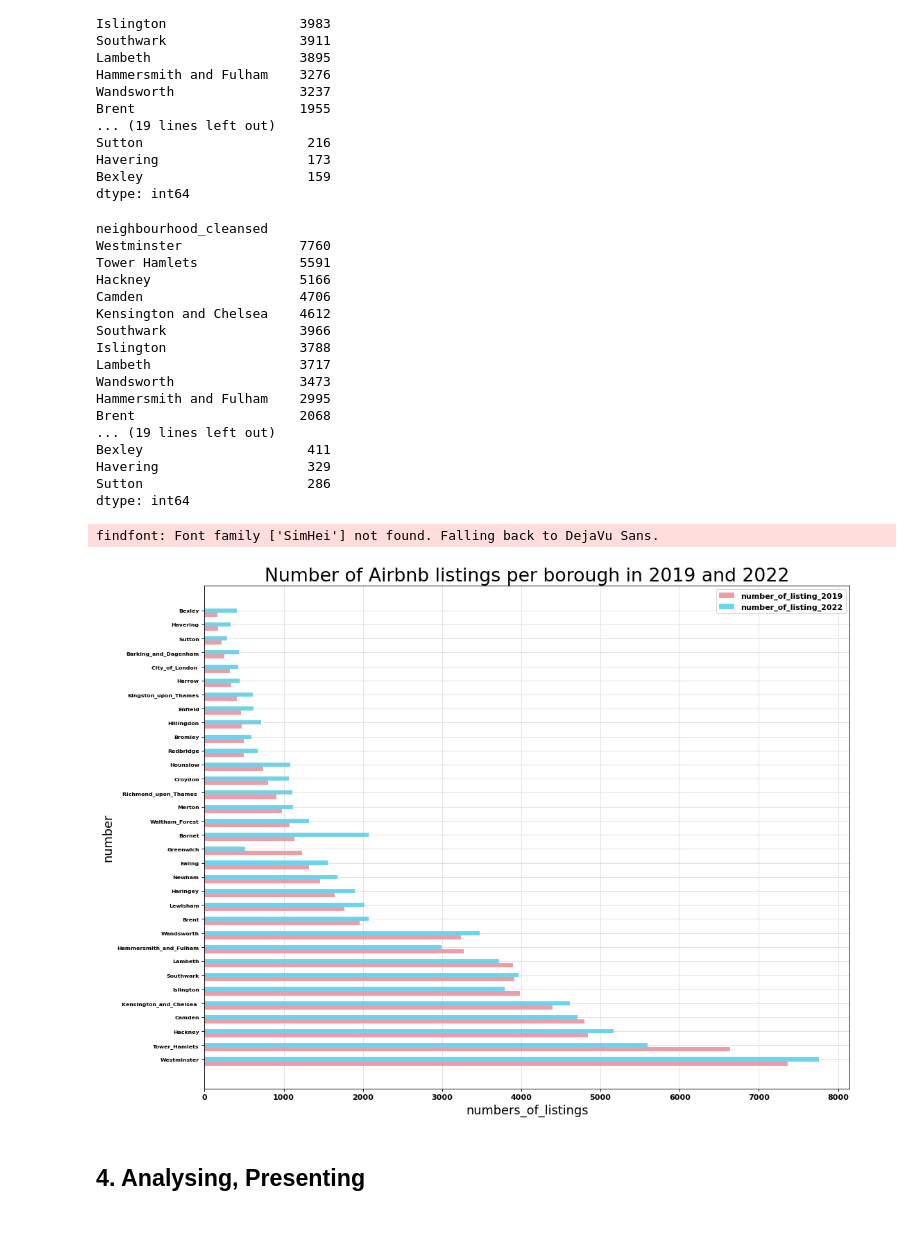
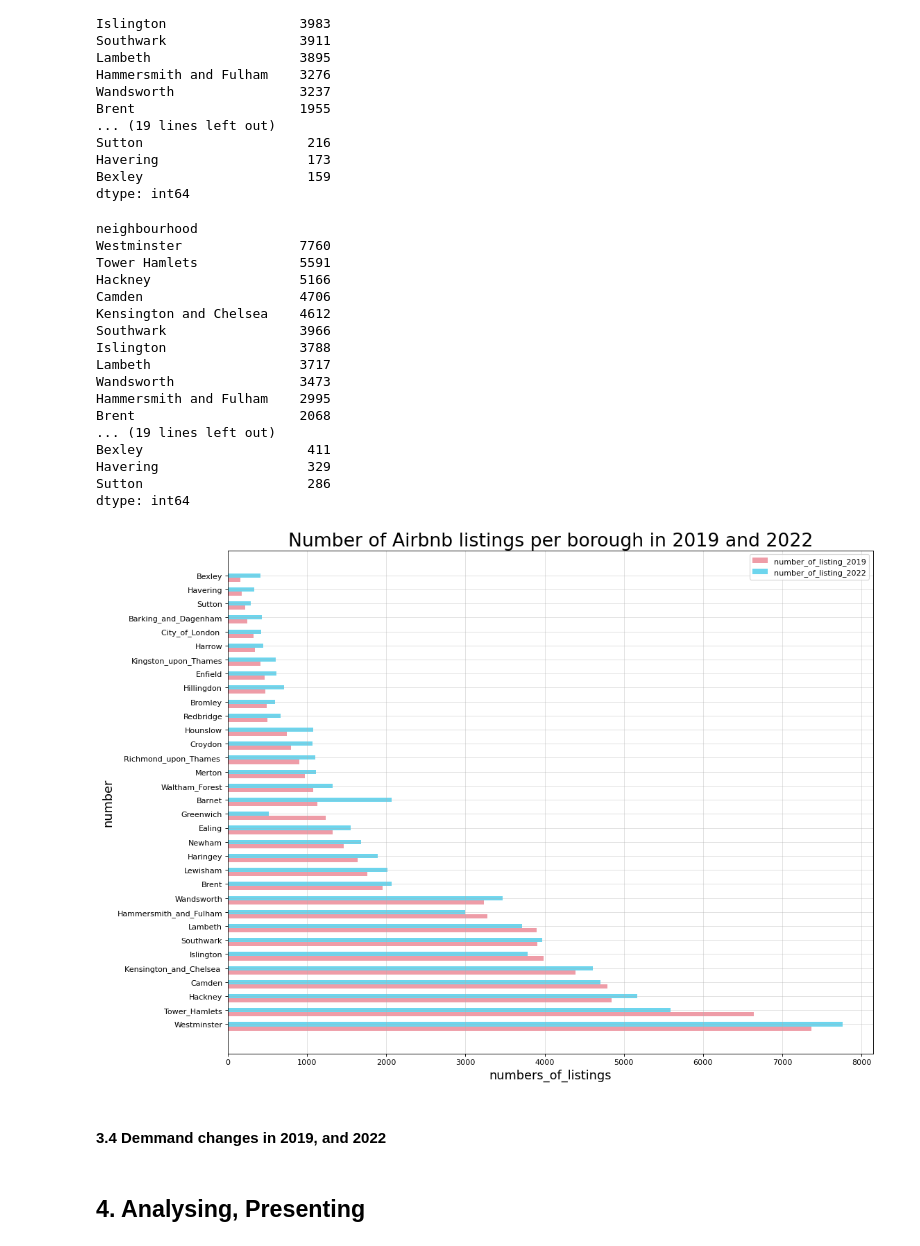
Before and after one commit to Eriswang/fsds_013, a Jupyter notebook: part1_2_0117.ipynb, the cells around one changed output. Saved outputs shown, nothing was run; the diff lists cells and outputs as text; code cells hidden in the pictures.

Commit message:
cleaned some old cells and column names

```diff
--- a/part1_2_0117.ipynb
+++ b/part1_2_0117.ipynb
@@ -771,11 +745,10 @@ Bexley                     159
 dtype: int64
 # %%
 import pandas as pd
-number_of_listings_22= supply_22.value_counts(supply_22['neighbourhood_cleansed'])
-#number_of_listings_22.columns = ['neighbourhood_cleansed','neighbourhood']
+number_of_listings_22= supply_22.value_counts(supply_22['neighbourhood'])
 number_of_listings_22
 # %% [output]
-neighbourhood_cleansed
+neighbourhood
 Westminster               7760
 Tower Hamlets             5591
 Hackney                   5166
@@ -798,44 +771,45 @@ from matplotlib import font_manager
 
 
 
-#设置图形大小
+#set figure size
 plt.figure(figsize=(15,12),dpi = 80)
 
-#数据
+#set dataframes
 a = ["Westminster","Tower_Hamlets","Hackney","Camden","Kensington_and_Chelsea ","Islington","Southwark"
     ,"Lambeth","Hammersmith_and_Fulham","Wandsworth","Brent","Lewisham","Haringey","Newham","Ealing"
     ,"Greenwich","Barnet","Waltham_Forest","Merton","Richmond_upon_Thames ","Croydon","Hounslow","Redbridge"
     ,"Bromley","Hillingdon","Enfield","Kingston_upon_Thames","Harrow","City_of_London ","Barking_and_Dagenham","Sutton",
      "Havering","Bexley"]
 b_1 = [7368,6641,4842,4795,4390,3983,3911,3895,3276,3237,1955,1762,1642,1460,1321,1232,1132,1074,973,904,800,744,499,495,470,464,412,340,324,249,216,173,159]
 b_2 = [7760,5591,5166,4706,4612,3788,3966,3717,2995,3473,2068,2016,1897,1681,1553,514,2068,1322,1113,1108,1066,1078,669,593,714,617,609,444,424,433,286,329,411]
 
 height = 0.3
 a1 = list(range(len(a)))
-a2 = [i+height for i in a1]#坐标轴偏移
+a2 = [i+height for i in a1]# Axis Offset
 #a3 = [i+height*2 for i in a1]
 
-#绘图
+#plot to check
 plt.barh(range(len(a)),b_1,height= height,label = "number_of_listing_2019",color = "#ee9ca7")
 plt.barh(a2,b_2,height= height,label = "number_of_listing_2022",color = "#6dd5ed")
 
 
-#绘制网格
+#plot grids
 plt.grid(alpha = 0.4)
 
-#y轴坐标刻度标识
-plt.yticks(a2,a,fontsize = 7)
+# add lables in y axis
+plt.yticks(a2,a,fontsize = 10)
 
-#添加图例
+# add legend
 plt.legend()
 
-#添加横纵坐标，标题
+# add x axis lables and title
 plt.xlabel("numbers_of_listings",fontsize = 16)
 plt.ylabel("number",fontsize = 16)
 plt.title("Number of Airbnb listings per borough in 2019 and 2022",fontsize = 24)
 
-#显示图形
+#plot to check
 plt.show()
 # %% [output]
-findfont: Font family ['SimHei'] not found. Falling back to DejaVu Sans.
-[figure, old version]
+[figure, new version]
+# %% [markdown]
+#### 3.4 Demmand changes in 2019, and 2022
```
Also changed, not shown: parts of 18 cells of this notebook.
